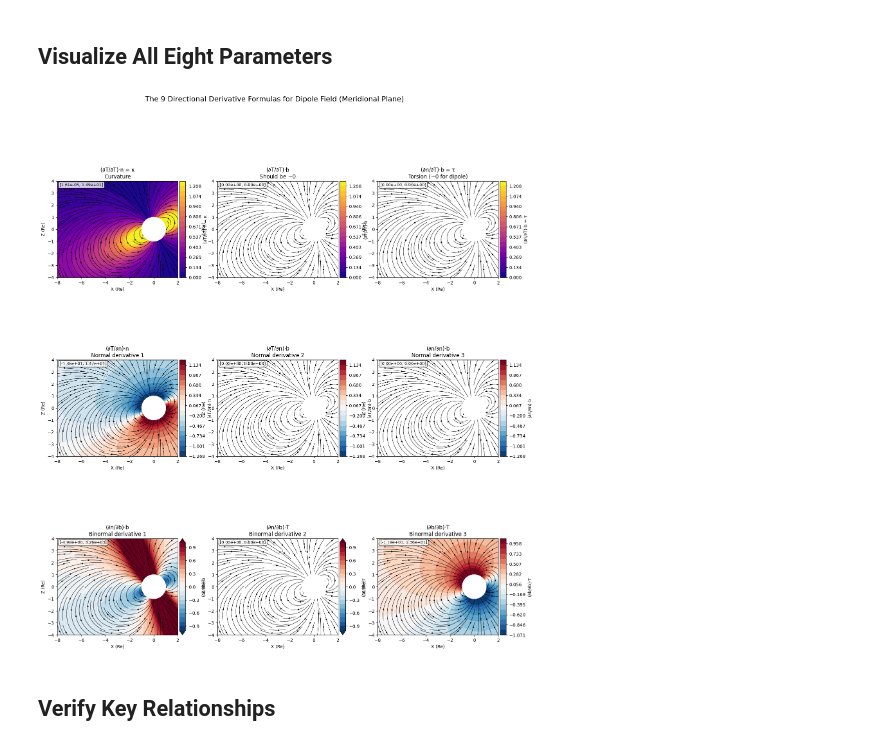
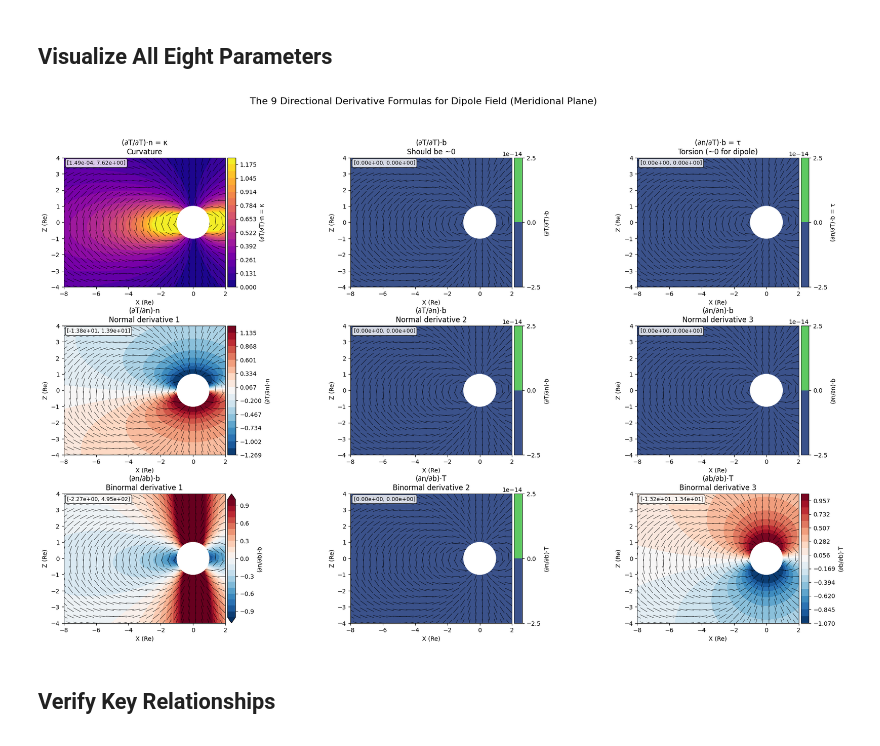
Before and after one commit to Butadiene/Mageometry, a Jupyter notebook: examples/notebooks/13_dipole_field_directional_derivatives.ipynb, the cells around one changed output. Drawn from its saved outputs; the diff is of its cells as text; code cells hidden in the pictures.

```diff
--- a/examples/notebooks/13_dipole_field_directional_derivatives.ipynb
+++ b/examples/notebooks/13_dipole_field_directional_derivatives.ipynb
@@ -178,7 +179,7 @@ db_db_T_check        = 2.11e-04
 ## Visualize All Eight Parameters
 # %%
 # Create figure with 9 subplots for the 9 formulas
-fig = plt.figure(figsize=(18, 20))
+fig = plt.figure(figsize=(24, 14))
 gs = GridSpec(3, 3, figure=fig, hspace=0.3, wspace=0.25)
 
 # Parameter names and expected behaviors
@@ -196,6 +197,40 @@ plot_info = [
 
 # Calculates magnetic field vectors on a meridional grid
 Bx_mer, By_mer, Bz_mer = dip(X_mer, Y_mer, Z_mer)
+
+# --- ここで磁場の正規化を一度だけ計算しておく ---
+Bmag = np.sqrt(Bx_mer**2 + By_mer**2 + Bz_mer**2)
+# ゼロ割り防止
+Bmag[Bmag == 0] = np.nan
+
+# 基準値（線分の全長のオーダーを決める）適宜調整
+L0 = 0.5  # Re など
+
+# 線分の x, z 方向成分（ユーザ指定の式）
+dx = L0 * Bx_mer / Bmag
+dz = L0 * Bz_mer / Bmag
+
+# グリッドが細かすぎる場合は間引き
+step = 2  # または 3 など
+X_seg = X_mer[::step, ::step]
+Z_seg = Z_mer[::step, ::step]
+dx_seg = dx[::step, ::step]
+dz_seg = dz[::step, ::step]
+
+# 線分の始点・終点を計算（中心が格子点になるよう ±1/2）
+x0 = X_seg - dx_seg / 2.0
+z0 = Z_seg - dz_seg / 2.0
+x1 = X_seg + dx_seg / 2.0
+z1 = Z_seg + dz_seg / 2.0
+
+# LineCollection 用に (N, 2, 2) 形状の配列にまとめる
+segments = np.stack(
+    [
+        np.stack([x0, z0], axis=-1),
+        np.stack([x1, z1], axis=-1)
+    ],
+    axis=2
+).reshape(-1, 2, 2)
 
 for idx, (param_name, formula, title, cmap) in enumerate(plot_info):
     ax = fig.add_subplot(gs[idx // 3, idx % 3])
@@ -227,48 +262,48 @@ for idx, (param_name, formula, title, cmap) in enumerate(plot_info):
                 cmap=cmap,
                 vmin=vmin, vmax=vmax
             )
+        else:
+            im = ax.contourf(
+                X_mer, Z_mer, data_for_plot
+            )
 
-    # Add field lines
-    # ax.contour(X_mer, Z_mer, X_mer**2 + Z_mer**2, levels=[9, 16, 25, 36, 49],
-    #            colors='gray', alpha=0.3, linewidths=0.5)
-
-    # Overlapping magnetic field streamlines (magnetic field lines)
-    strm = ax.streamplot(
-        X_mer, Z_mer,
-        Bx_mer, Bz_mer,
-        density=1.2,
-        linewidth=0.7,
-        color='k',
-        arrowsize=0.7
+    # --- ここを streamplot から「微小線分」に変更 ---
+    lc = LineCollection(
+        segments,
+        colors='k',
+        linewidths=0.7,
+        alpha=0.8
     )
+    ax.add_collection(lc)
+    # ---------------------------------------------
 
     # Add Earth
     circle = plt.Circle((0, 0), 1, color='white', zorder=10)
     ax.add_patch(circle)
 
     # Labels and formatting
     ax.set_xlabel('X (Re)')
     ax.set_ylabel('Z (Re)')
     ax.set_title(f'{formula}\n{title}', fontsize=12)
     ax.set_aspect('equal')
 
     # Colorbar
     divider = make_axes_locatable(ax)
     cax = divider.append_axes("right", size="5%", pad=0.05)
     cbar = plt.colorbar(im, cax=cax)
     cbar.set_label(formula, fontsize=10)
 
     # Add text with range
     range_text = f"[{data.min():.2e}, {data.max():.2e}]"
     ax.text(0.02, 0.98, range_text, transform=ax.transAxes,
             fontsize=9, verticalalignment='top',
             bbox=dict(boxstyle='round', facecolor='white', alpha=0.8))
 
 plt.suptitle('The 9 Directional Derivative Formulas for Dipole Field (Meridional Plane)', fontsize=16)
 plt.tight_layout()
 plt.show()
 # %% [output]
-[figure, old version]
+[figure, new version]
 # %% [markdown]
 ## Verify Key Relationships
 # %%
```
Also changed, not shown: parts of 5 cells of this notebook, 1 other file.
